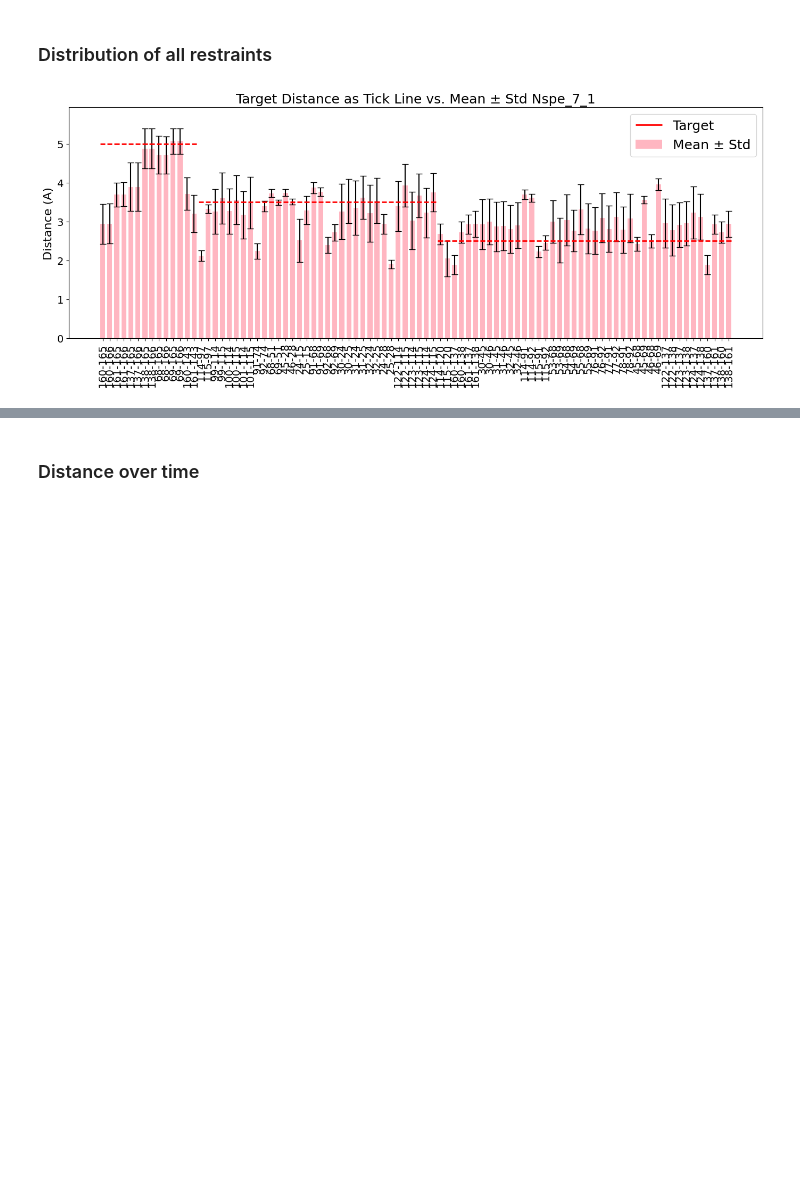
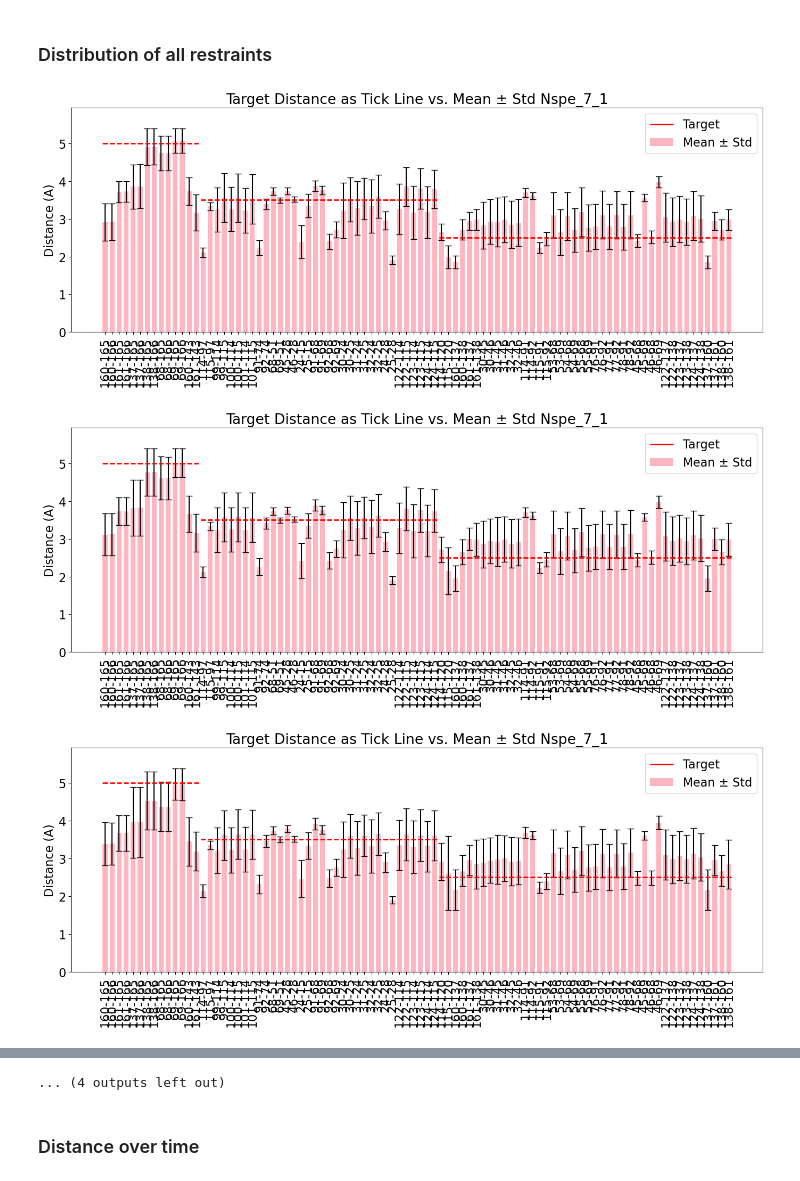
Before and after one commit to vvoelz/nspe-oligomers, a Jupyter notebook: peptoid/nspe_7_2/analysis/traj_analysis.ipynb, the cells around one changed output, grey strips where cells are left out. Saved outputs shown, nothing was run; the diff lists cells and outputs as text; code cells hidden in the pictures; blank space fills up the shorter version.

```diff
--- a/peptoid/nspe_7_2/analysis/traj_analysis.ipynb
+++ b/peptoid/nspe_7_2/analysis/traj_analysis.ipynb
@@ -83,7 +83,7 @@ omega_path = 'traj_data/'
 
 state_num = 16
 HREX_dir = '../traj'
-run_num = 1 # How many run
+run_num = 4 # How many run
 
 HREX_list = [f"HREX_200ns_{i}" for i in range(1, run_num + 1)]
 for state in range(state_num):
@@ -160,50 +160,52 @@ state 15:, (20001, 90)
 # %%
 import matplotlib.pyplot as plt
 import numpy as np
 
-state_num = 1
+state_num = 16
 
 for state in range(state_num):
     means = []
     stds = []
     targets = []
     labels = []
 
     for i in range(len(dist_res)):
         atom1, atom2, target = dist_res[i]
         dist = dist_all[state][:, i]
 
         mean_val = np.mean(dist)
         std_val = np.std(dist)
 
         means.append(mean_val)
         stds.append(std_val)
         targets.append(target)
         labels.append(f"{atom1}-{atom2}")
 
-# Convert to arrays
-means = np.array(means)
-stds = np.array(stds)
-targets = np.array(targets)
+    # Convert to arrays
+    means = np.array(means)
+    stds = np.array(stds)
+    targets = np.array(targets)
 
-x = np.arange(len(labels))
-width = 0.7
+    x = np.arange(len(labels))
+    width = 0.7
 
-plt.figure(figsize=(14, 6))
+    plt.figure(figsize=(14, 6))
 
-# Plot mean ± std bars
-plt.bar(x, means, width, yerr=stds, capsize=4, label='Mean ± Std', color='lightpink')
+    # Plot mean ± std bars
+    plt.bar(x, means, width, yerr=stds, capsize=4, label='Mean ± Std', color='lightpink')
 
-# Plot target as horizontal ticks (short lines)
-for xi, ti in zip(x, targets):
-    plt.hlines(ti, xi - width/2, xi + width/2, colors='red', linestyles='-', linewidth=2, label='Target' if xi == 0 else None)
+    # Plot target as horizontal ticks (short lines)
+    for xi, ti in zip(x, targets):
+        plt.hlines(ti, xi - width/2, xi + width/2, colors='red', linestyles='-', linewidth=2, label='Target' if xi == 0 else None)
 
-plt.xticks(x, labels, rotation=90)
-plt.ylabel("Distance (A)")
-plt.title("Target Distance as Tick Line vs. Mean ± Std Nspe_7_1")
-plt.ylim(0, max(np.max(means + stds), np.max(targets)) * 1.1)
-plt.legend()
-plt.tight_layout()
-plt.show()
+    plt.xticks(x, labels, rotation=90)
+    plt.ylabel("Distance (A)")
+    plt.title("Target Distance as Tick Line vs. Mean ± Std Nspe_7_1")
+    plt.ylim(0, max(np.max(means + stds), np.max(targets)) * 1.1)
+    plt.legend()
+    plt.tight_layout()
+    plt.show()
 # %% [output]
-[figure, old version]
+[figure, new version]
+[figure, added]
+[figure, added]
@@ -210,3 +221,4 @@ plt.show()
+... (4 outputs left out)
 # %% [markdown]
 ### Distance over time
 # %%
```
Also changed, not shown: parts of 21 cells of this notebook, 1 other file.
